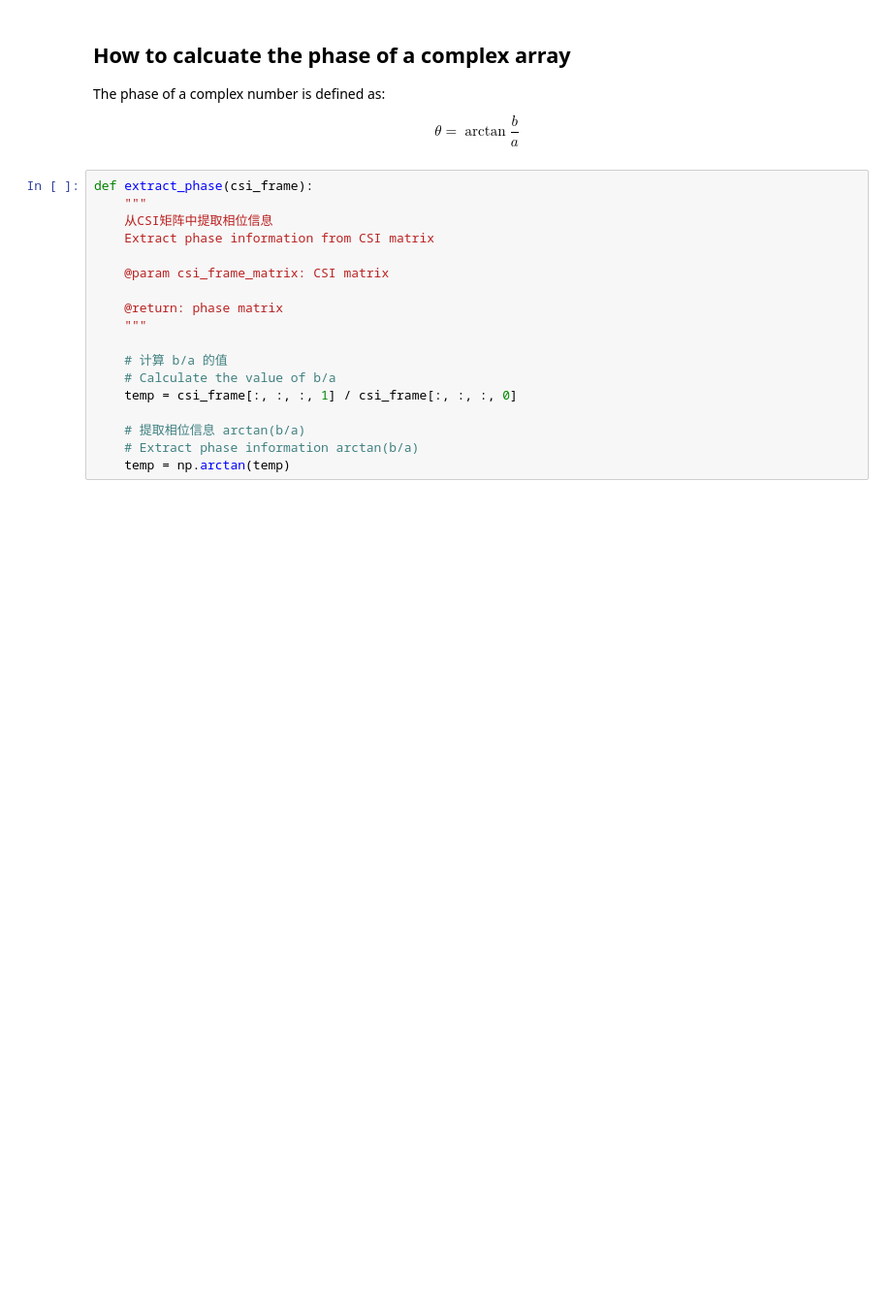
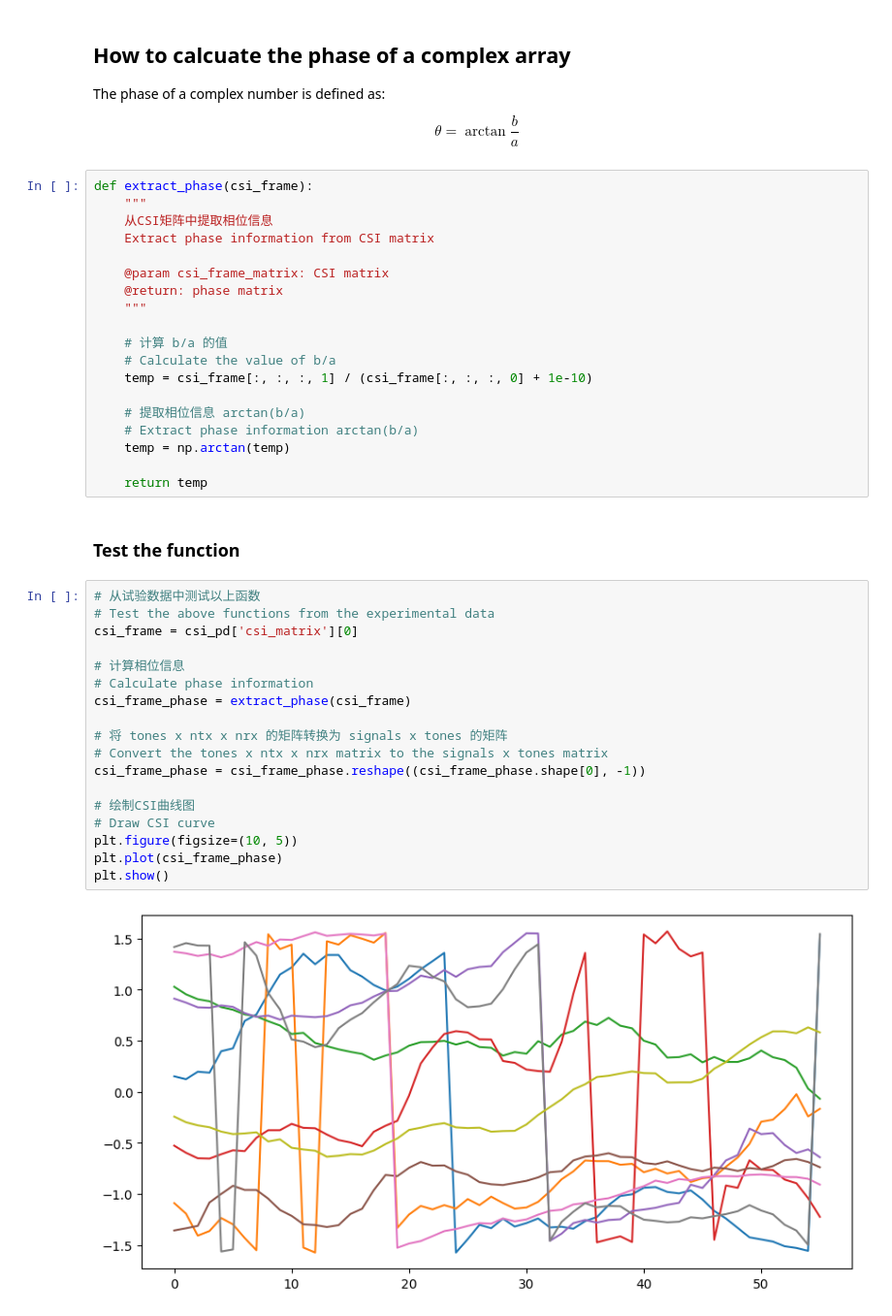
Before and after one commit to zyh1994/DensityDetectionViaCSI, a Jupyter notebook: 4.CSIAnalyzing/test.ipynb, the cells around one changed output. Shown: that part at 97% size. Cells and saved outputs as stored; diff of their text form; blank space fills up the shorter version.

```diff
--- a/4.CSIAnalyzing/test.ipynb
+++ b/4.CSIAnalyzing/test.ipynb
@@ -168,14 +238,37 @@ def extract_phase(csi_frame):
     Extract phase information from CSI matrix
 
     @param csi_frame_matrix: CSI matrix
-
     @return: phase matrix
     """
 
     # 计算 b/a 的值
     # Calculate the value of b/a
-    temp = csi_frame[:, :, :, 1] / csi_frame[:, :, :, 0]
+    temp = csi_frame[:, :, :, 1] / (csi_frame[:, :, :, 0] + 1e-10)
 
     # 提取相位信息 arctan(b/a)
     # Extract phase information arctan(b/a)
     temp = np.arctan(temp)
+
+    return temp
+# %% [markdown]
+### Test the function
+# %%
+# 从试验数据中测试以上函数
+# Test the above functions from the experimental data
+csi_frame = csi_pd['csi_matrix'][0]
+
+# 计算相位信息
+# Calculate phase information
+csi_frame_phase = extract_phase(csi_frame)
+
+# 将 tones x ntx x nrx 的矩阵转换为 signals x tones 的矩阵
+# Convert the tones x ntx x nrx matrix to the signals x tones matrix
+csi_frame_phase = csi_frame_phase.reshape((csi_frame_phase.shape[0], -1))
+
+# 绘制CSI曲线图
+# Draw CSI curve
+plt.figure(figsize=(10, 5))
+plt.plot(csi_frame_phase)
+plt.show()
+# %% [output]
+[figure, added]
```
Also changed, not shown: parts of 12 cells of this notebook, 1 other file.
